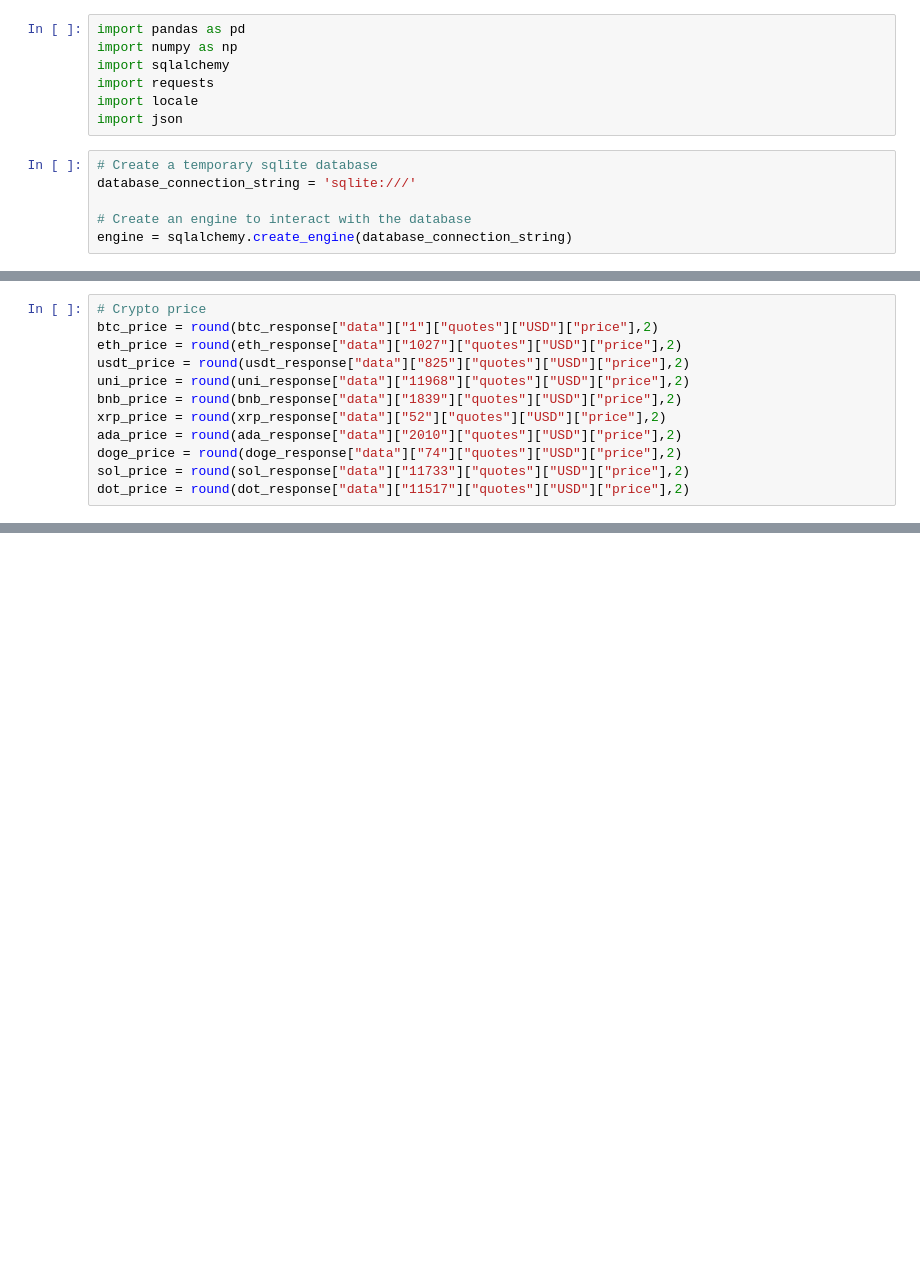
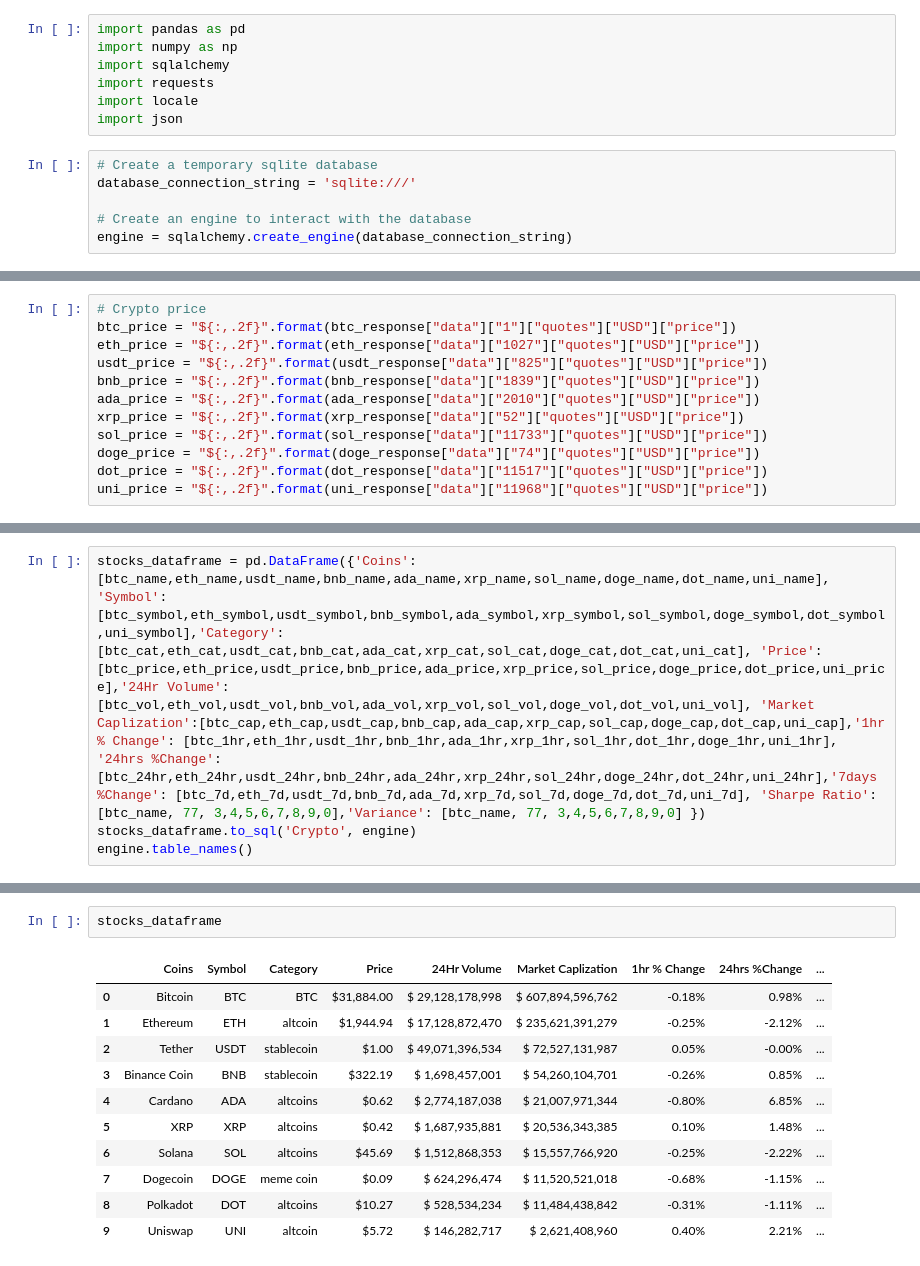
Before and after one commit to MykalM/Crypto-Risk-Assessment, a Jupyter notebook: database_columns.ipynb, the cells around one changed output, grey strips where cells are left out. Saved outputs shown, nothing was run; the diff lists cells and outputs as text; blank space fills up the shorter version.

```diff
--- a/database_columns.ipynb
+++ b/database_columns.ipynb
@@ -104,12 +102,12 @@ dot_cat = 'altcoins'
 # %%
 # Crypto price
-btc_price = round(btc_response["data"]["1"]["quotes"]["USD"]["price"],2)
-eth_price = round(eth_response["data"]["1027"]["quotes"]["USD"]["price"],2)
-usdt_price = round(usdt_response["data"]["825"]["quotes"]["USD"]["price"],2)
-uni_price = round(uni_response["data"]["11968"]["quotes"]["USD"]["price"],2)
-bnb_price = round(bnb_response["data"]["1839"]["quotes"]["USD"]["price"],2)
-xrp_price = round(xrp_response["data"]["52"]["quotes"]["USD"]["price"],2)
-ada_price = round(ada_response["data"]["2010"]["quotes"]["USD"]["price"],2)
-doge_price = round(doge_response["data"]["74"]["quotes"]["USD"]["price"],2)
-sol_price = round(sol_response["data"]["11733"]["quotes"]["USD"]["price"],2)
-dot_price = round(dot_response["data"]["11517"]["quotes"]["USD"]["price"],2)
+btc_price = "${:,.2f}".format(btc_response["data"]["1"]["quotes"]["USD"]["price"])
+eth_price = "${:,.2f}".format(eth_response["data"]["1027"]["quotes"]["USD"]["price"])
+usdt_price = "${:,.2f}".format(usdt_response["data"]["825"]["quotes"]["USD"]["price"])
+bnb_price = "${:,.2f}".format(bnb_response["data"]["1839"]["quotes"]["USD"]["price"])
+ada_price = "${:,.2f}".format(ada_response["data"]["2010"]["quotes"]["USD"]["price"])
+xrp_price = "${:,.2f}".format(xrp_response["data"]["52"]["quotes"]["USD"]["price"])
+sol_price = "${:,.2f}".format(sol_response["data"]["11733"]["quotes"]["USD"]["price"])
+doge_price = "${:,.2f}".format(doge_response["data"]["74"]["quotes"]["USD"]["price"])
+dot_price = "${:,.2f}".format(dot_response["data"]["11517"]["quotes"]["USD"]["price"])
+uni_price = "${:,.2f}".format(uni_response["data"]["11968"]["quotes"]["USD"]["price"])
@@ -178,0 +179,4 @@ btc_new_price = "{:,}".format(btc_price)
+# %%
+stocks_dataframe = pd.DataFrame({'Coins': [btc_name,eth_name,usdt_name,bnb_name,ada_name,xrp_name,sol_name,doge_name,dot_name,uni_name], 'Symbol': [btc_symbol,eth_symbol,usdt_symbol,bnb_symbol,ada_symbol,xrp_symbol,sol_symbol,doge_symbol,dot_symbol,uni_symbol],'Category': [btc_cat,eth_cat,usdt_cat,bnb_cat,ada_cat,xrp_cat,sol_cat,doge_cat,dot_cat,uni_cat], 'Price': [btc_price,eth_price,usdt_price,bnb_price,ada_price,xrp_price,sol_price,doge_price,dot_price,uni_price],'24Hr Volume': [btc_vol,eth_vol,usdt_vol,bnb_vol,ada_vol,xrp_vol,sol_vol,doge_vol,dot_vol,uni_vol], 'Market Caplization':[btc_cap,eth_cap,usdt_cap,bnb_cap,ada_cap,xrp_cap,sol_cap,doge_cap,dot_cap,uni_cap],'1hr % Change': [btc_1hr,eth_1hr,usdt_1hr,bnb_1hr,ada_1hr,xrp_1hr,sol_1hr,dot_1hr,doge_1hr,uni_1hr], '24hrs %Change': [btc_24hr,eth_24hr,usdt_24hr,bnb_24hr,ada_24hr,xrp_24hr,sol_24hr,doge_24hr,dot_24hr,uni_24hr],'7days %Change': [btc_7d,eth_7d,usdt_7d,bnb_7d,ada_7d,xrp_7d,sol_7d,doge_7d,dot_7d,uni_7d], 'Sharpe Ratio': [btc_name, 77, 3,4,5,6,7,8,9,0],'Variance': [btc_name, 77, 3,4,5,6,7,8,9,0] })
+stocks_dataframe.to_sql('Crypto', engine)
+engine.table_names()
@@ -178,0 +202,14 @@ btc_new_price = "{:,}".format(btc_price)
+# %%
+stocks_dataframe
+# %% [output]
+|  | Coins | Symbol | Category | Price | 24Hr Volume | Market Caplization | 1hr % Change | 24hrs %Change | ... |
+| 0 | Bitcoin | BTC | BTC | $31,884.00 | $ 29,128,178,998 | $ 607,894,596,762 | -0.18% | 0.98% | ... |
+| 1 | Ethereum | ETH | altcoin | $1,944.94 | $ 17,128,872,470 | $ 235,621,391,279 | -0.25% | -2.12% | ... |
+| 2 | Tether | USDT | stablecoin | $1.00 | $ 49,071,396,534 | $ 72,527,131,987 | 0.05% | -0.00% | ... |
+| 3 | Binance Coin | BNB | stablecoin | $322.19 | $ 1,698,457,001 | $ 54,260,104,701 | -0.26% | 0.85% | ... |
+| 4 | Cardano | ADA | altcoins | $0.62 | $ 2,774,187,038 | $ 21,007,971,344 | -0.80% | 6.85% | ... |
+| 5 | XRP | XRP | altcoins | $0.42 | $ 1,687,935,881 | $ 20,536,343,385 | 0.10% | 1.48% | ... |
+| 6 | Solana | SOL | altcoins | $45.69 | $ 1,512,868,353 | $ 15,557,766,920 | -0.25% | -2.22% | ... |
+| 7 | Dogecoin | DOGE | meme coin | $0.09 | $ 624,296,474 | $ 11,520,521,018 | -0.68% | -1.15% | ... |
+| 8 | Polkadot | DOT | altcoins | $10.27 | $ 528,534,234 | $ 11,484,438,842 | -0.31% | -1.11% | ... |
+| 9 | Uniswap | UNI | altcoin | $5.72 | $ 146,282,717 | $ 2,621,408,960 | 0.40% | 2.21% | ... |
```
Also changed, not shown: parts of 15 cells of this notebook.
